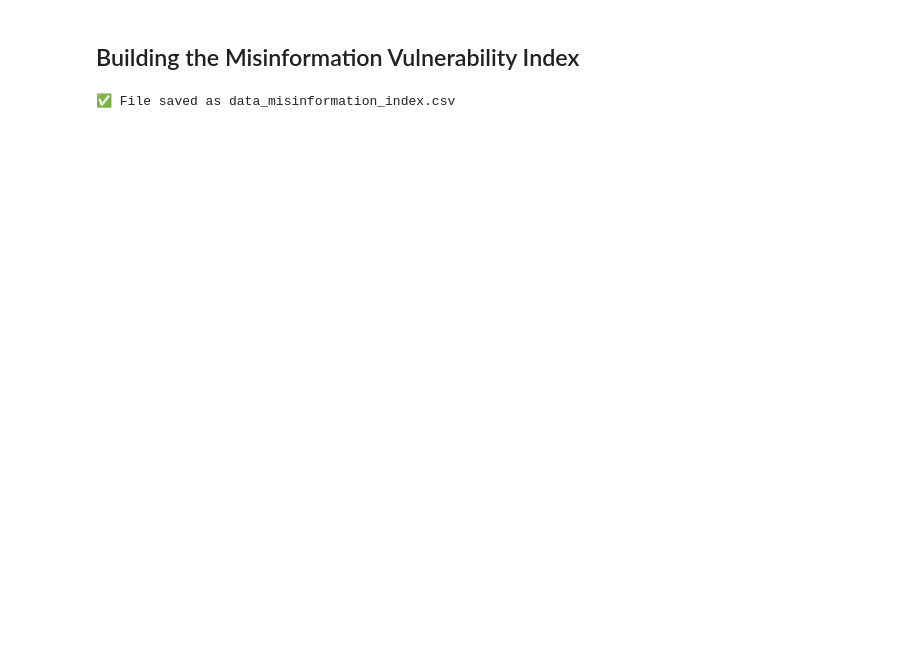
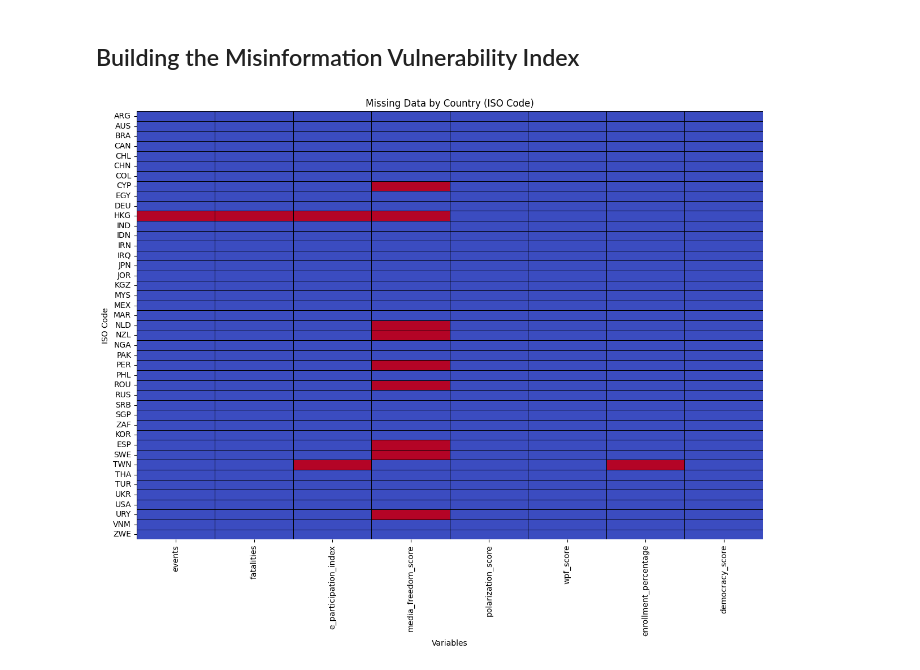
Before and after one commit to aranxaMarAm/new_misinformation_metrics, a Jupyter notebook: notebooks/5_index_features.ipynb, the cells around one changed output. Cells and saved outputs as stored; diff of their text form; code cells hidden in the pictures; blank space fills up the shorter version.

Commit message:
Update index features

```diff
--- a/notebooks/5_index_features.ipynb
+++ b/notebooks/5_index_features.ipynb
@@ -242,20 +284,2 @@ df.to_csv(output_file, index=False)
 # %% [markdown]
 ## Building the Misinformation Vulnerability Index
-# %%
-# Clean and filter year
-df['year'] = pd.to_numeric(df['year'], errors='coerce').astype('Int64')
-df = df[df['year'].isin([2011, 2013] + list(range(2018, 2025)))]
-
-# Drop columns mean,ci_low,ci_high
-df = df.drop(columns=['mean', 'ci_low', 'ci_high'], errors='ignore')
-
-# Create output path
-final_output_path = "../data/reports/misinformation_index"
-os.makedirs(final_output_path, exist_ok=True)
-
-# Save final DataFrame
-df.to_csv(os.path.join(final_output_path, "data_misinformation_index.csv"), index=False)
-
-print("✅ File saved as data_misinformation_index.csv")
-# %% [output]
-✅ File saved as data_misinformation_index.csv
@@ -261,0 +334,20 @@ print("✅ File saved as data_misinformation_index.csv")
+# %%
+import seaborn as sns
+import matplotlib.pyplot as plt
+
+plot_vars = [var for var in target_vars if var in result_df.columns]
+
+# Select only the columns you care about
+data_to_plot = result_df.set_index("iso_code")[plot_vars]
+
+# Plot missing data heatmap
+plt.figure(figsize=(12, 10))
+sns.heatmap(data_to_plot.isna(), cbar=False, cmap="coolwarm", yticklabels=True, linewidths=0.5, linecolor='black')
+
+plt.title("Missing Data by Country (ISO Code)")
+plt.xlabel("Variables")
+plt.ylabel("ISO Code")
+plt.tight_layout()
+plt.show()
+# %% [output]
+[figure, added]
```
Also changed, not shown: parts of 7 cells of this notebook.
